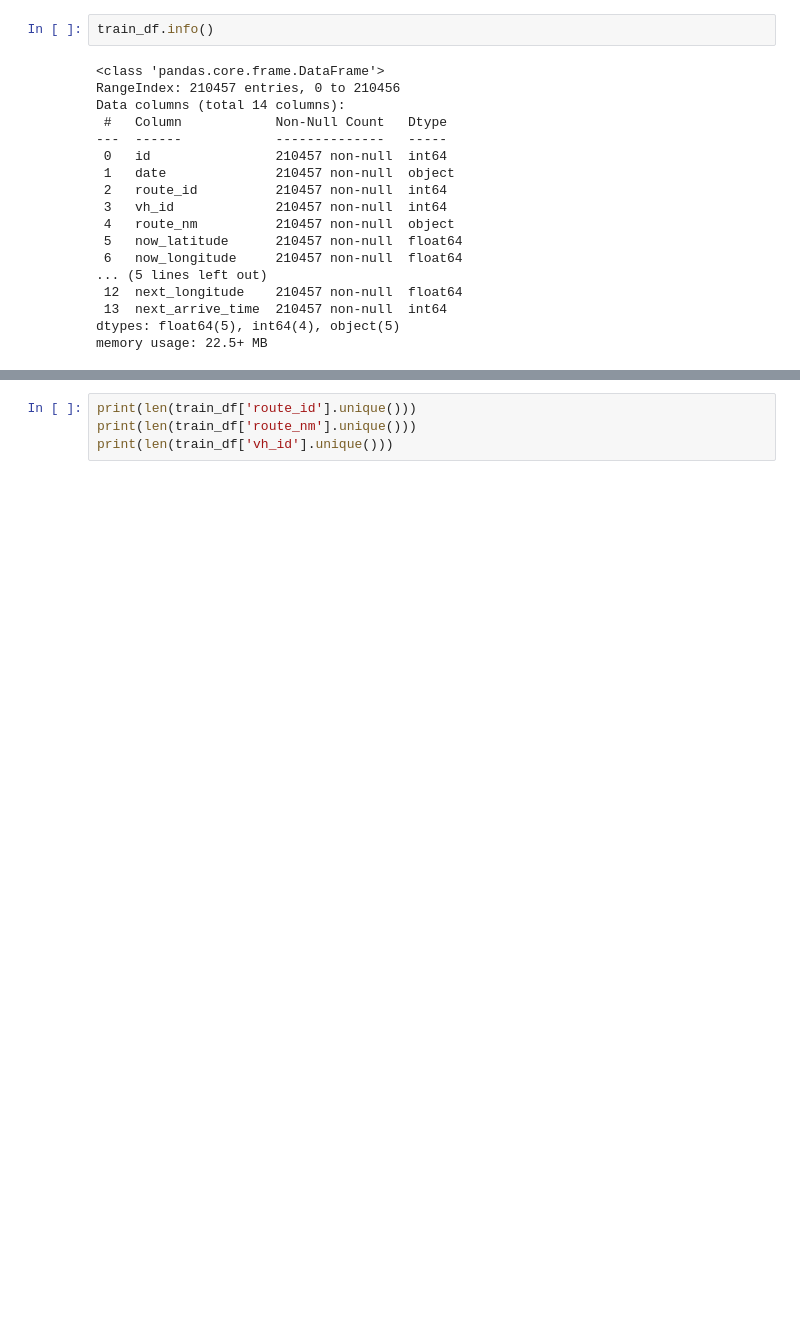
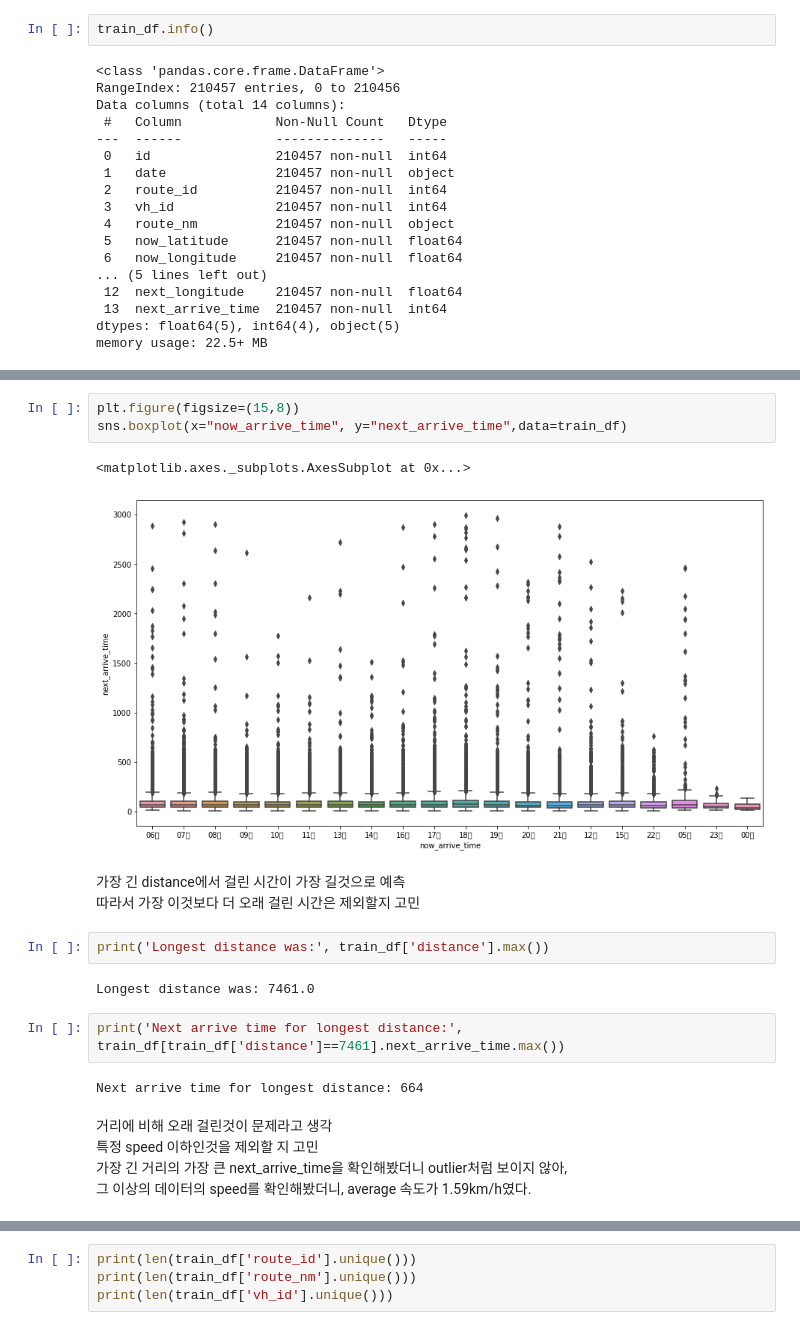
Before and after one commit to pnu-DataAnalysis-study/kosy318, a Jupyter notebook: 1. DACON_버스 운행시간 예측/bus_kosy318.ipynb, the cells around one changed output, grey strips where cells are left out. Drawn from its saved outputs; the diff is of its cells as text; blank space fills up the shorter version.

```diff
--- a/1. DACON_버스 운행시간 예측/bus_kosy318.ipynb
+++ b/1. DACON_버스 운행시간 예측/bus_kosy318.ipynb
@@ -68,0 +96,22 @@ memory usage: 22.5+ MB
+# %%
+plt.figure(figsize=(15,8))
+sns.boxplot(x="now_arrive_time", y="next_arrive_time",data=train_df)
+# %% [output]
+<matplotlib.axes._subplots.AxesSubplot at 0x...>
+[figure, added]
+# %% [markdown]
+가장 긴 distance에서 걸린 시간이 가장 길것으로 예측
+따라서 가장 이것보다 더 오래 걸린 시간은 제외할지 고민
+# %%
+print('Longest distance was:', train_df['distance'].max())
+# %% [output]
+Longest distance was: 7461.0
+# %%
+print('Next arrive time for longest distance:', train_df[train_df['distance']==7461].next_arrive_time.max())
+# %% [output]
+Next arrive time for longest distance: 664
+# %% [markdown]
+거리에 비해 오래 걸린것이 문제라고 생각
+특정 speed 이하인것을 제외할 지 고민
+가장 긴 거리의 가장 큰 next_arrive_time을 확인해봤더니 outlier처럼 보이지 않아,
+그 이상의 데이터의 speed를 확인해봤더니, average 속도가 1.59km/h였다.
```
Also changed, not shown: parts of 179 cells of this notebook.
